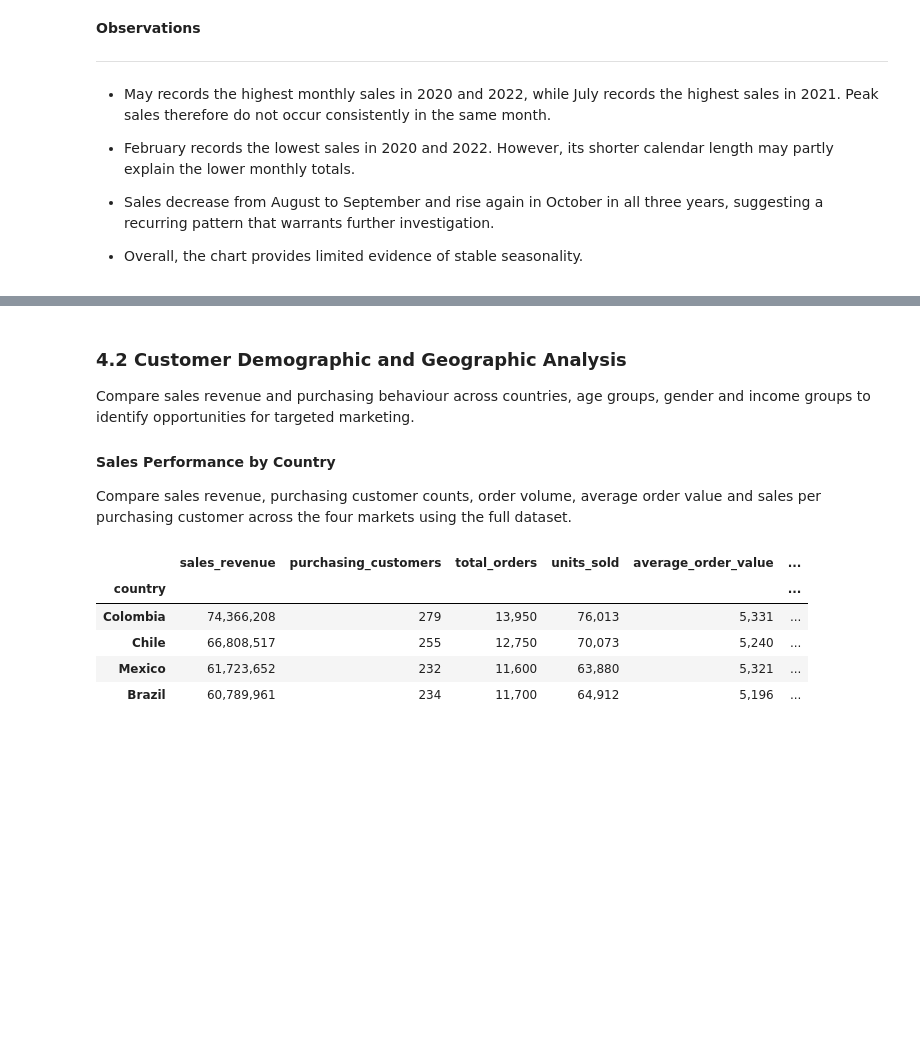
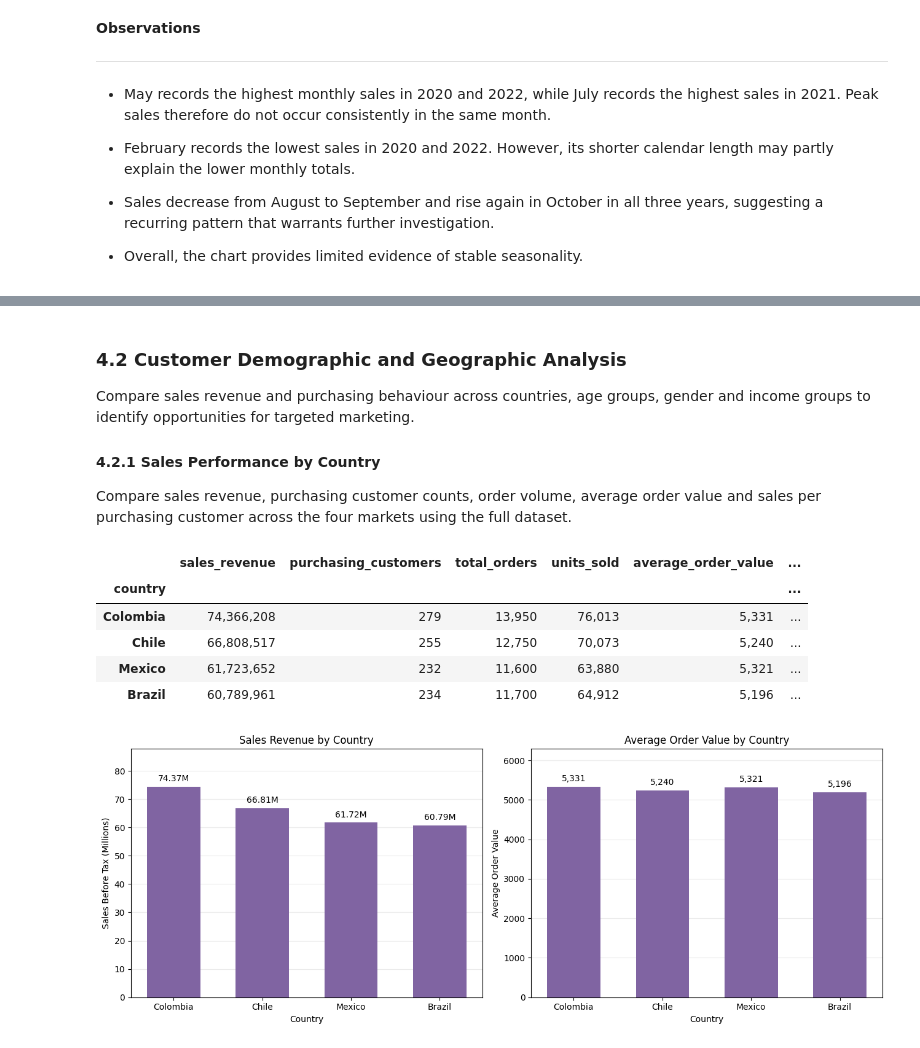
Before and after one commit to michellefengym-glitch/Market-Analysis, a Jupyter notebook: Capstone_Market_Analysis.ipynb, the cells around one changed output, grey strips where cells are left out. Cells and saved outputs as stored; diff of their text form; code cells hidden in the pictures; blank space fills up the shorter version.

```diff
--- a/Capstone_Market_Analysis.ipynb
+++ b/Capstone_Market_Analysis.ipynb
@@ -1202,7 +1270,7 @@ Compare sales revenue and purchasing behaviour across countries,
 age groups, gender and income groups to identify opportunities
 for targeted marketing.
 
-#### **Sales Performance by Country**
+#### **4.2.1 Sales Performance by Country**
 
 Compare sales revenue, purchasing customer counts, order volume,
 average order value and sales per purchasing customer across
@@ -1219,38 +1287,86 @@ country_summary = (
     )
 )
 
 # Calculate spending metrics
 country_summary["average_order_value"] = (
     country_summary["sales_revenue"]
     / country_summary["total_orders"]
 )
 
 country_summary["sales_per_customer"] = (
     country_summary["sales_revenue"]
     / country_summary["purchasing_customers"]
 )
 
 country_summary["sales_share_pct"] = (
     country_summary["sales_revenue"]
     / country_summary["sales_revenue"].sum() * 100
 )
 
+# Sort countries by sales revenue
 country_summary = country_summary.sort_values(
     "sales_revenue", ascending=False
 )
 
-# Display whole numbers, with percentages to two decimal places
-display(
-    country_summary.style.format({
-        column: "{:,.0f}"
-        for column in country_summary.columns
-        if column != "sales_share_pct"
-    } | {"sales_share_pct": "{:.2f}%"})
-)
+# Display amounts and counts as whole numbers
+country_formats = {
+    column: "{:,.0f}"
+    for column in country_summary.columns
+}
+country_formats["sales_share_pct"] = "{:.2f}%"
+
+display(country_summary.style.format(country_formats))
+
+# Plot sales revenue and average order value
+fig, axes = plt.subplots(1, 2, figsize=(13, 5))
+
+metrics = [
+    (
+        "sales_revenue",
+        "Sales Revenue by Country",
+        "Sales Before Tax (Millions)",
+        1_000_000
+    ),
+    (
+        "average_order_value",
+        "Average Order Value by Country",
+        "Average Order Value",
+        1
+    )
+]
+
+for ax, (column, title, ylabel, divisor) in zip(axes, metrics):
+    values = country_summary[column] / divisor
+
+    bars = ax.bar(
+        country_summary.index,
+        values,
+        color="#8064A2",
+        width=0.6
+    )
+
+    # Add value labels
+    labels = [
+        f"{value:.2f}M" if divisor == 1_000_000
+        else f"{value:,.0f}"
+        for value in values
+    ]
+
+    ax.bar_label(bars, labels=labels, padding=4)
+    ax.set_title(title)
+    ax.set_xlabel("Country")
+    ax.set_ylabel(ylabel)
+    ax.set_ylim(0, values.max() * 1.18)
+    ax.grid(axis="y", alpha=0.25)
+    ax.set_axisbelow(True)
+
+plt.tight_layout()
+plt.show()
 # %% [output]
 |  | sales_revenue | purchasing_customers | total_orders | units_sold | average_order_value | ... |
 | country |  |  |  |  |  | ... |
 | Colombia | 74,366,208 | 279 | 13,950 | 76,013 | 5,331 | ... |
 | Chile | 66,808,517 | 255 | 12,750 | 70,073 | 5,240 | ... |
 | Mexico | 61,723,652 | 232 | 11,600 | 63,880 | 5,321 | ... |
 | Brazil | 60,789,961 | 234 | 11,700 | 64,912 | 5,196 | ... |
+[figure, added]
```
Also changed, not shown: parts of 49 cells of this notebook.
